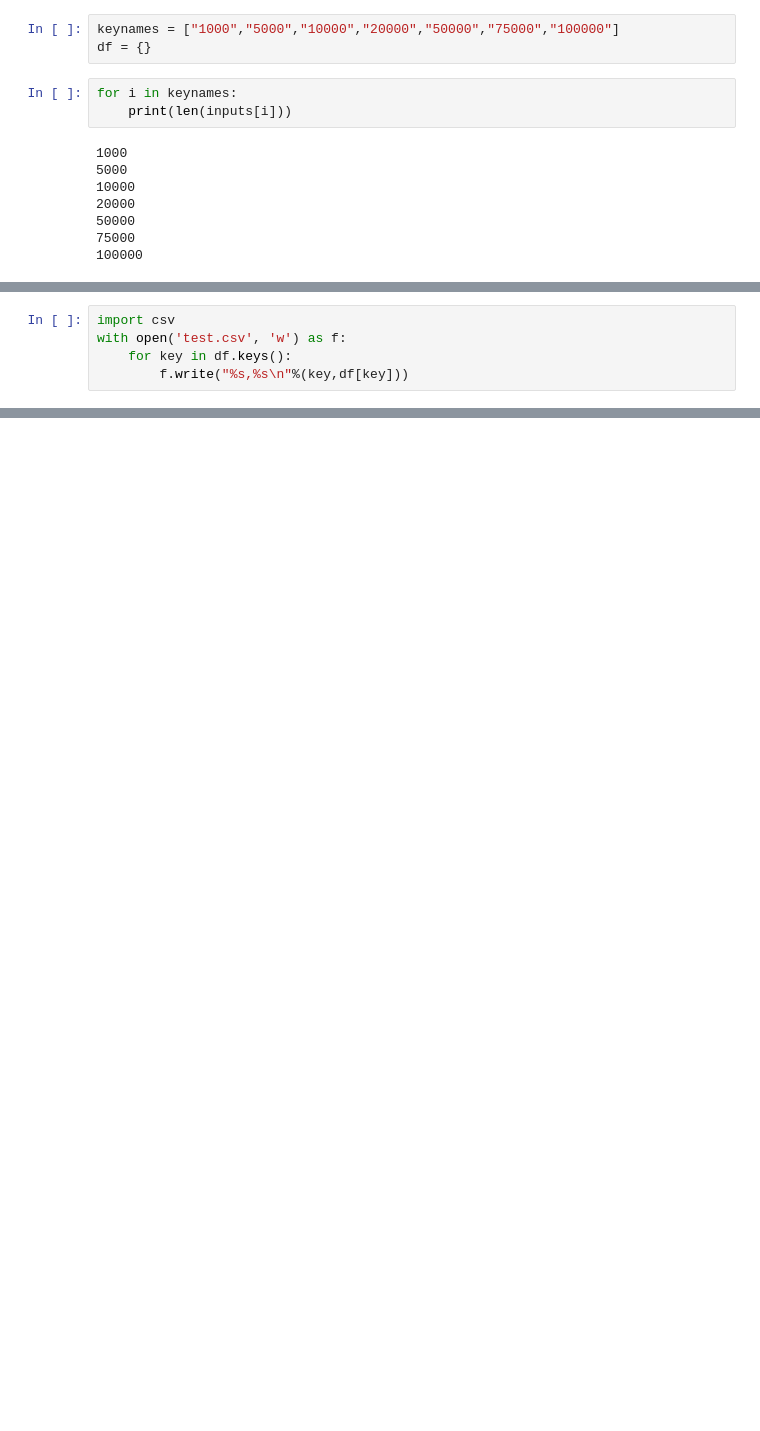
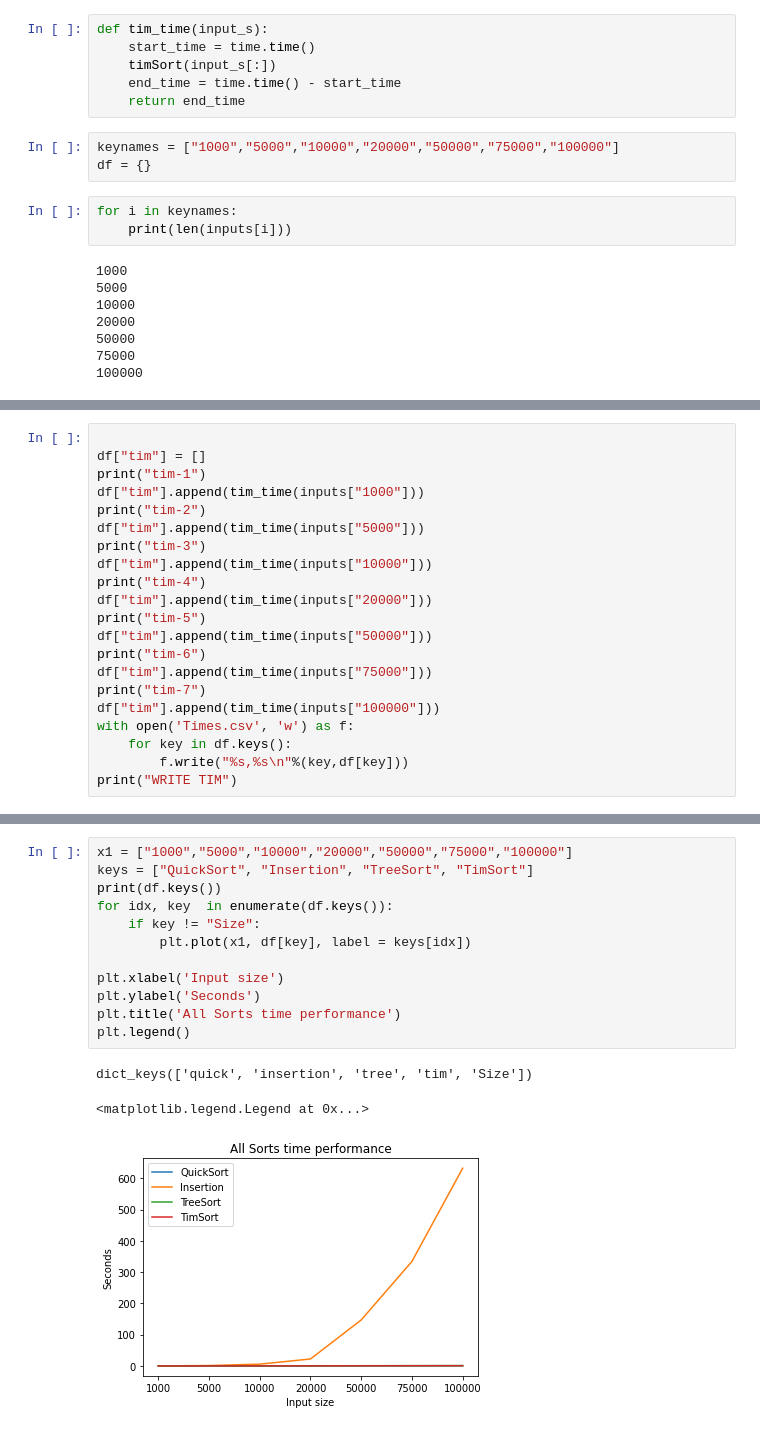
Before and after one commit to CaioCordeiro/SortPerformanceAnalysis, a Jupyter notebook: notebook.ipynb, the cells around one changed output, grey strips where cells are left out. Drawn from its saved outputs; the diff is of its cells as text; blank space fills up the shorter version.

```diff
--- a/notebook.ipynb
+++ b/notebook.ipynb
@@ -136,5 +272,11 @@ def quick_time(input_s):
     end_time = time.time() - start_time
     return end_time
+# %%
+def tim_time(input_s):
+    start_time = time.time()
+    timSort(input_s[:])
+    end_time = time.time() - start_time
+    return end_time
 # %%
 keynames = ["1000","5000","10000","20000","50000","75000","100000"]
 df = {}
@@ -188,5 +322,0 @@ KernelInterrupted: Execution interrupted by the Jupyter kernel.
-# %%
-import csv
-with open('test.csv', 'w') as f:
-    for key in df.keys():
-        f.write("%s,%s\n"%(key,df[key]))
@@ -192,0 +381,21 @@ with open('test.csv', 'w') as f:
+# %%
+
+df["tim"] = []
+print("tim-1")
+df["tim"].append(tim_time(inputs["1000"]))
+print("tim-2")
+df["tim"].append(tim_time(inputs["5000"]))
+print("tim-3")
+df["tim"].append(tim_time(inputs["10000"]))
+print("tim-4")
+df["tim"].append(tim_time(inputs["20000"]))
+print("tim-5")
+df["tim"].append(tim_time(inputs["50000"]))
+print("tim-6")
+df["tim"].append(tim_time(inputs["75000"]))
+print("tim-7")
+df["tim"].append(tim_time(inputs["100000"]))
+with open('Times.csv', 'w') as f:
+    for key in df.keys():
+        f.write("%s,%s\n"%(key,df[key]))
+print("WRITE TIM")
@@ -192,0 +433,16 @@ with open('test.csv', 'w') as f:
+# %%
+x1 = ["1000","5000","10000","20000","50000","75000","100000"]
+keys = ["QuickSort", "Insertion", "TreeSort", "TimSort"]
+print(df.keys())
+for idx, key  in enumerate(df.keys()):
+    if key != "Size":
+        plt.plot(x1, df[key], label = keys[idx])
+
+plt.xlabel('Input size')
+plt.ylabel('Seconds')
+plt.title('All Sorts time performance')
+plt.legend()
+# %% [output]
+dict_keys(['quick', 'insertion', 'tree', 'tim', 'Size'])
+<matplotlib.legend.Legend at 0x...>
+[figure, added]
```
Also changed, not shown: parts of 25 cells of this notebook, 6 other files.
